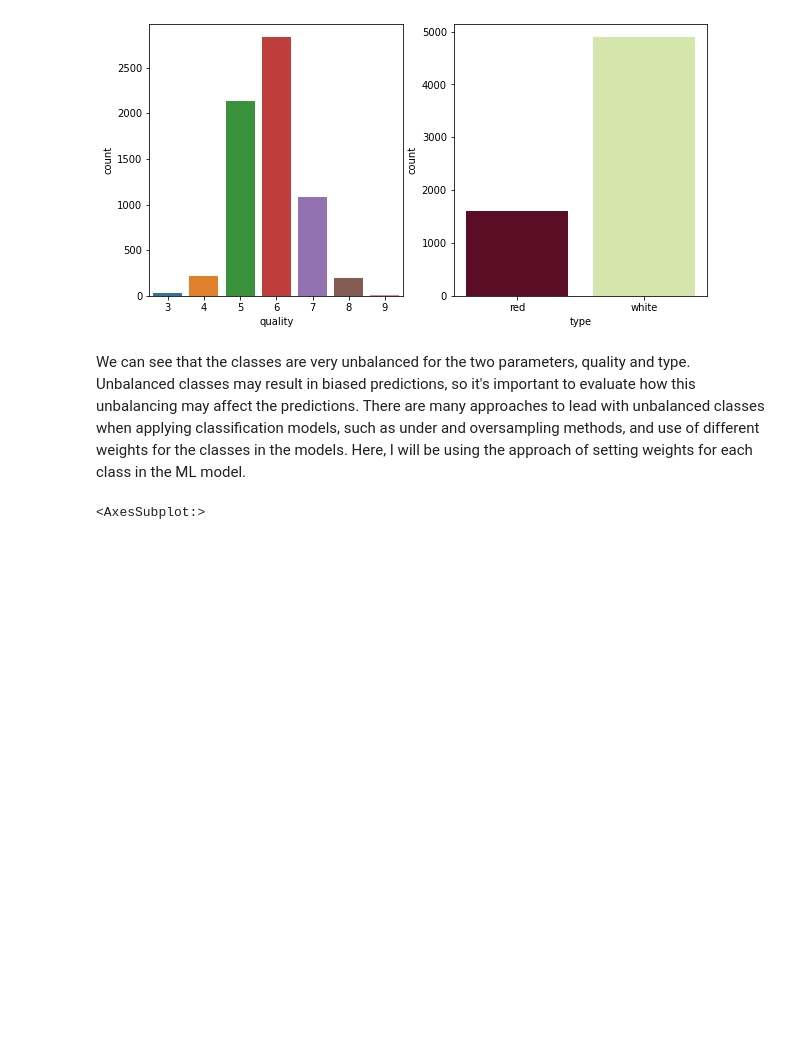
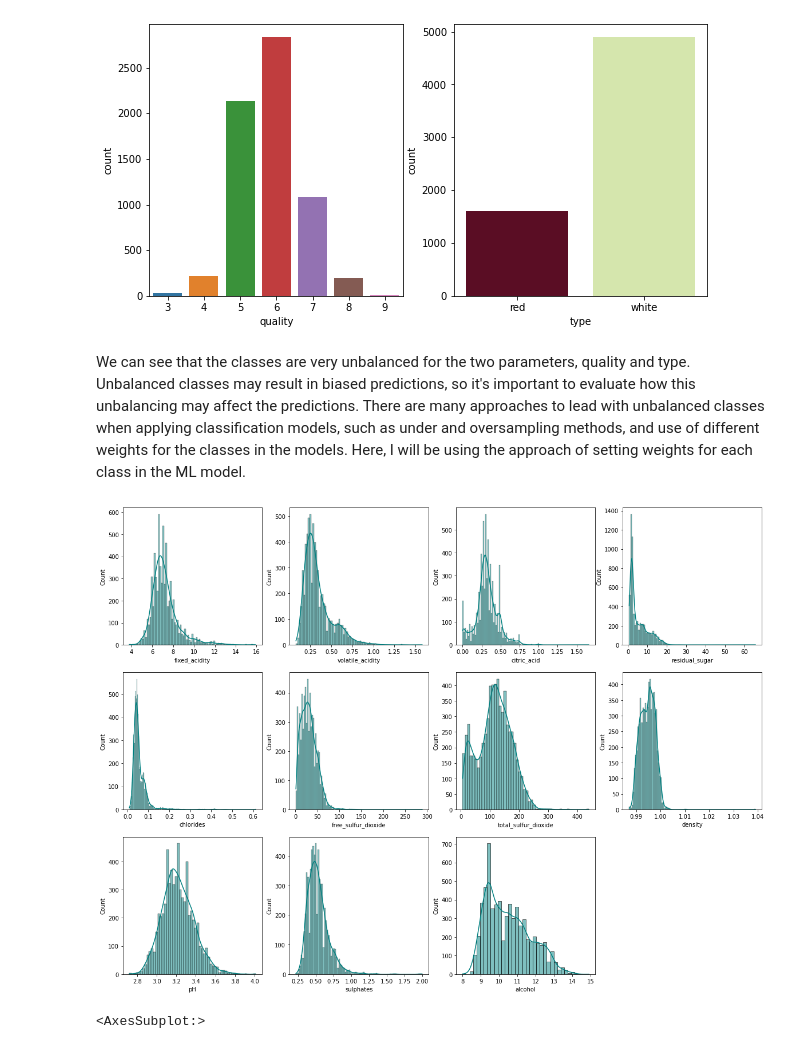
Before and after one commit to ghmigliorini/site, a Jupyter notebook: content/post/2021-12-21-wine-notebook/index.ipynb, the cells around one changed output. Cells and saved outputs as stored; diff of their text form; code cells hidden in the pictures; blank space fills up the shorter version.

```diff
--- a/content/post/2021-12-21-wine-notebook/index.ipynb
+++ b/content/post/2021-12-21-wine-notebook/index.ipynb
@@ -148,6 +166,26 @@ sns.countplot(data = df_wine_full, x = 'type', ax = axes[1], palette=['#67001f',
 [figure]
 # %% [markdown]
 We can see that the classes are very unbalanced for the two parameters, quality and type. Unbalanced classes may result in biased predictions, so it's important to evaluate how this unbalancing may affect the predictions. There are many approaches to lead with unbalanced classes when applying classification models, such as under and oversampling methods, and use of different weights for the classes in the models. Here, I will be using the approach of setting weights for each class in the ML model.
+# %%
+# Plot histogram to understand the distribution
+
+fig, axs = plt.subplots(3, 4, figsize=(20, 15))
+
+sns.histplot(data=df_wine_full, x="fixed_acidity", kde=True, color="teal", ax=axs[0, 0])
+sns.histplot(data=df_wine_full, x="volatile_acidity", kde=True, color="teal", ax=axs[0, 1])
+sns.histplot(data=df_wine_full, x="citric_acid", kde=True, color="teal", ax=axs[0, 2])
+sns.histplot(data=df_wine_full, x="residual_sugar", kde=True, color="teal", ax=axs[0, 3])
+sns.histplot(data=df_wine_full, x="chlorides", kde=True, color="teal", ax=axs[1, 0])
+sns.histplot(data=df_wine_full, x="free_sulfur_dioxide", kde=True, color="teal", ax=axs[1, 1])
+sns.histplot(data=df_wine_full, x="total_sulfur_dioxide", kde=True, color="teal", ax=axs[1, 2])
+sns.histplot(data=df_wine_full, x="density", kde=True, color="teal", ax=axs[1, 3])
+sns.histplot(data=df_wine_full, x="pH", kde=True, color="teal", ax=axs[2, 0])
+sns.histplot(data=df_wine_full, x="sulphates", kde=True, color="teal", ax=axs[2, 1])
+sns.histplot(data=df_wine_full, x="alcohol", kde=True, color="teal", ax=axs[2, 2])
+
+fig.delaxes(axs[2,3])
+# %% [output]
+[figure, added]
 # %%
 # check correlations between variables
 corr_wine = df_wine_full.corr()
```
Also changed, not shown: parts of 33 cells of this notebook.
